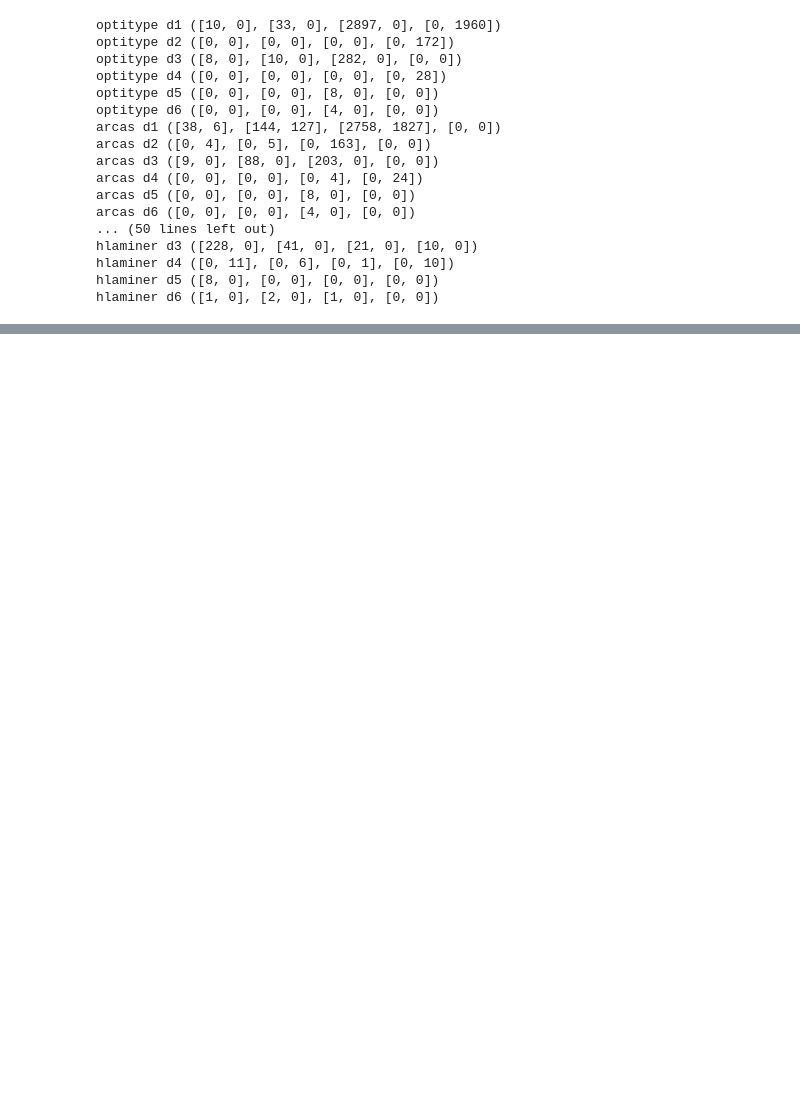
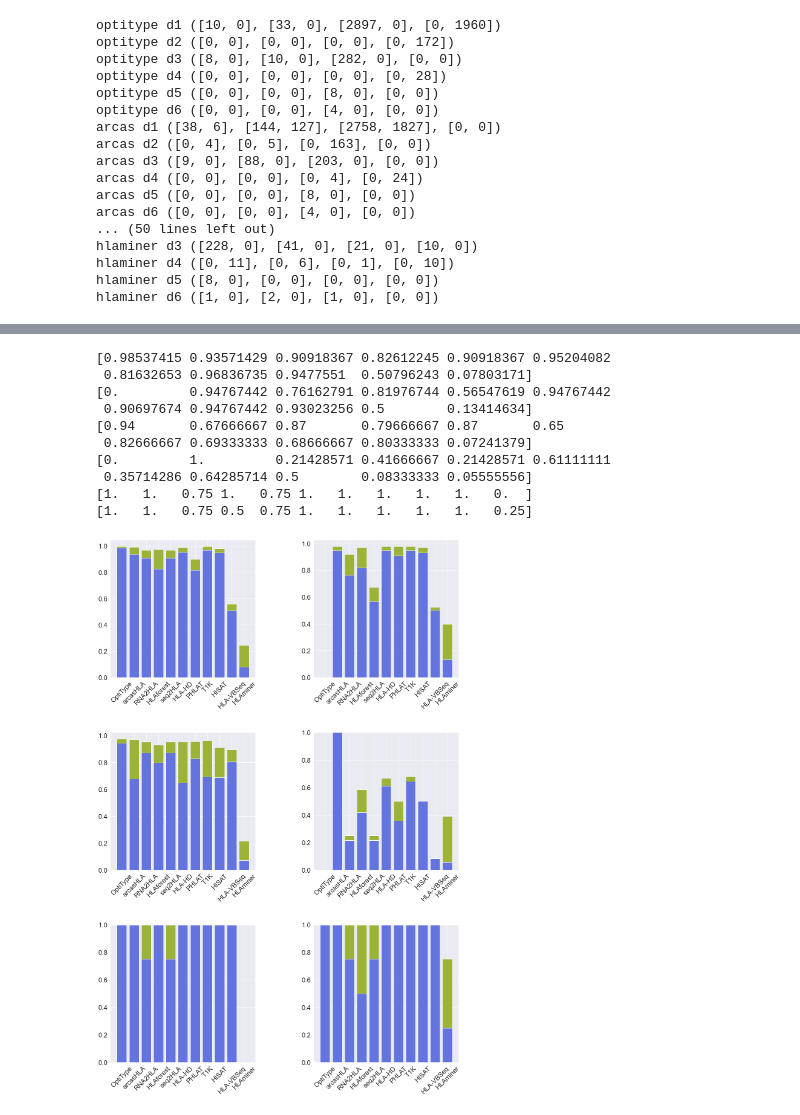
Before and after one commit to ydottie/hlaproject, a Jupyter notebook: notebooks/accuracy_per_dataset.ipynb, the cells around one changed output, grey strips where cells are left out. Drawn from its saved outputs; the diff is of its cells as text; code cells hidden in the pictures; blank space fills up the shorter version.

```diff
--- a/notebooks/accuracy_per_dataset.ipynb
+++ b/notebooks/accuracy_per_dataset.ipynb
@@ -85,0 +83,46 @@ range(0, 2)
+# %%
+fig, ax = plt.subplots(3, 2,figsize=(20, 30))
+
+idx = 0
+
+for r in range(3):
+    for c in range(2):
+        final_data = np.sum(data[:,idx,:],axis=2) # get all data for dataset idx, and sum class I and class II
+        final_data = final_data[:,:3]
+
+
+        twofield = final_data[:,2]/np.sum(final_data,axis=1)
+        onefield = final_data[:,1]/np.sum(final_data,axis=1)
+
+        np.nan_to_num(twofield,0)
+        np.nan_to_num(onefield,0)
+
+        print(twofield)
+
+
+        ax[r][c].bar(tools,twofield,color = palette[2])
+        ax[r][c].bar(tools,onefield,bottom=twofield,color=palette[1])
+
+        ax[r][c].set_xticklabels(labels = labels, rotation = 45)
+
+        idx += 1
+
+
+plt.subplots_adjust(left=0.1,
+            bottom=0.1,
+            right=0.9,
+            top=0.9,
+            wspace=0.4,
+            hspace=0.4)
+# %% [output]
+[0.98537415 0.93571429 0.90918367 0.82612245 0.90918367 0.95204082
+ 0.81632653 0.96836735 0.9477551  0.50796243 0.07803171]
+[0.         0.94767442 0.76162791 0.81976744 0.56547619 0.94767442
+ 0.90697674 0.94767442 0.93023256 0.5        0.13414634]
+[0.94       0.67666667 0.87       0.79666667 0.87       0.65
+ 0.82666667 0.69333333 0.68666667 0.80333333 0.07241379]
+[0.         1.         0.21428571 0.41666667 0.21428571 0.61111111
+ 0.35714286 0.64285714 0.5        0.08333333 0.05555556]
+[1.   1.   0.75 1.   0.75 1.   1.   1.   1.   1.   0.  ]
+[1.   1.   0.75 0.5  0.75 1.   1.   1.   1.   1.   0.25]
+[figure, added]
```
Also changed, not shown: parts of 4 cells of this notebook, 14 other files.
